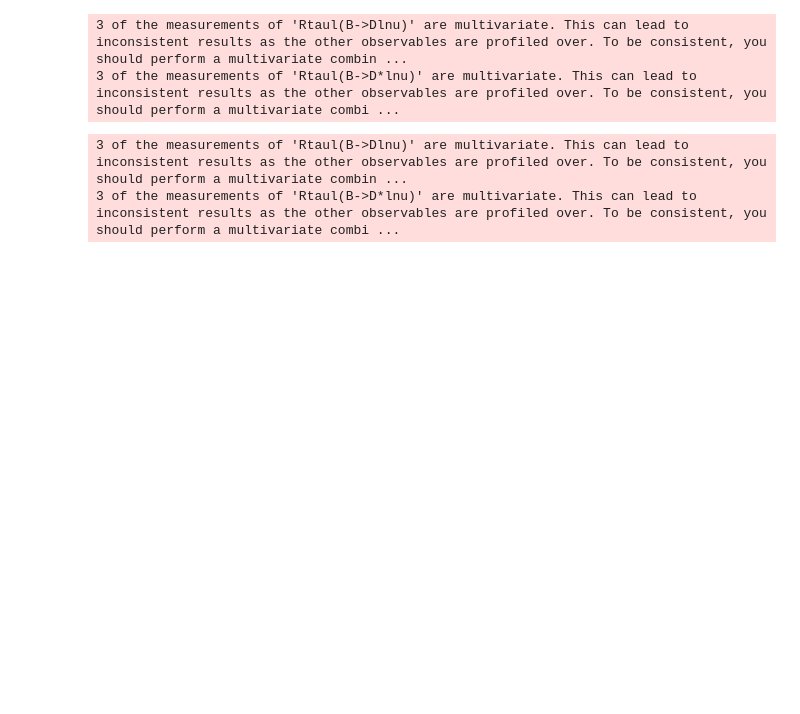
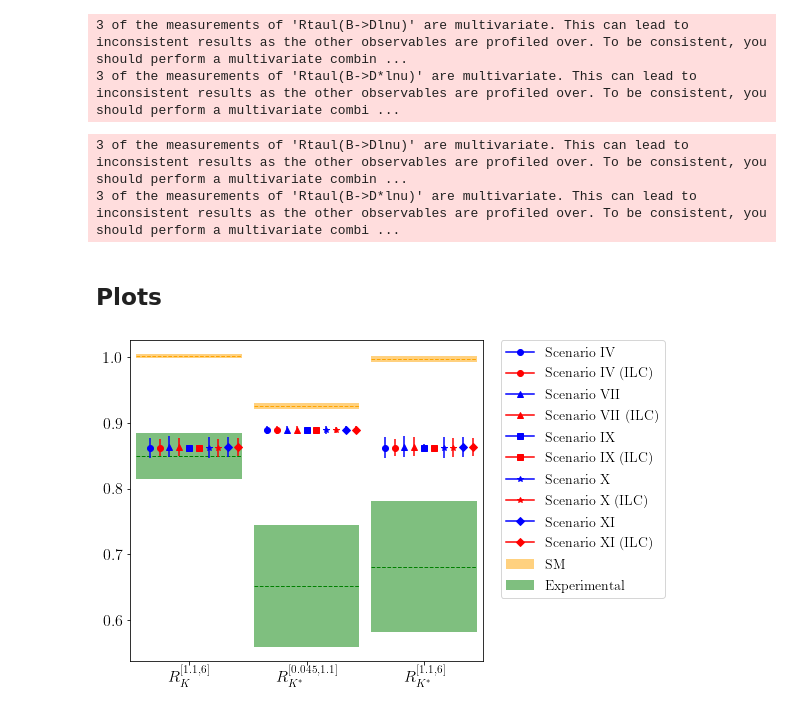
Before and after one commit to Jorge-Alda/SMEFT19, a Jupyter notebook: jupyter/PaperILC/03_RKRD.ipynb, the cells around one changed output. Drawn from its saved outputs; the diff is of its cells as text; code cells hidden in the pictures; blank space fills up the shorter version.

Commit message:
Plots for RK and RD with ILC data.

```diff
--- a/jupyter/PaperILC/03_RKRD.ipynb
+++ b/jupyter/PaperILC/03_RKRD.ipynb
@@ -63,3 +63,5 @@ SMEFT19.obsuncert.calculate(scXI, [-0.5, -1], [0, 0.5], '../../observables/obsXI
 # %% [output]
 3 of the measurements of 'Rtaul(B->Dlnu)' are multivariate. This can lead to inconsistent results as the other observables are profiled over. To be consistent, you should perform a multivariate combin ...
 3 of the measurements of 'Rtaul(B->D*lnu)' are multivariate. This can lead to inconsistent results as the other observables are profiled over. To be consistent, you should perform a multivariate combi ...
+# %% [markdown]
+## Plots
@@ -65,0 +70,7 @@ SMEFT19.obsuncert.calculate(scXI, [-0.5, -1], [0, 0.5], '../../observables/obsXI
+# %%
+scs = ['IV', 'VII', 'IX', 'X', 'XI']
+# %%
+error_plot('../../plots/RKplot_ILC', 'RK', [f'../../observables/obs{s}.yaml' for s in scs],
+           [f'../../observables/obs{s}_ILC.yaml' for s in scs], legend=1)
+# %% [output]
+[figure, added]
```
Also changed, not shown: parts of 6 cells of this notebook, 9 other files.
